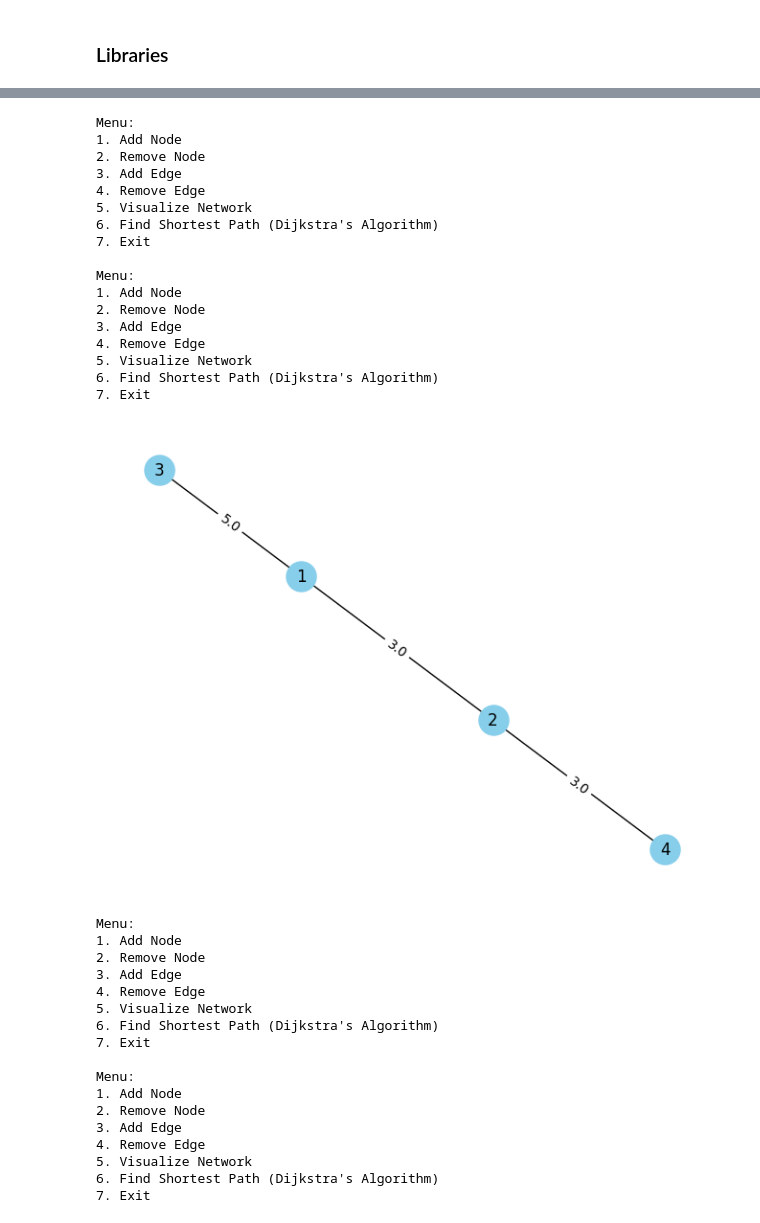
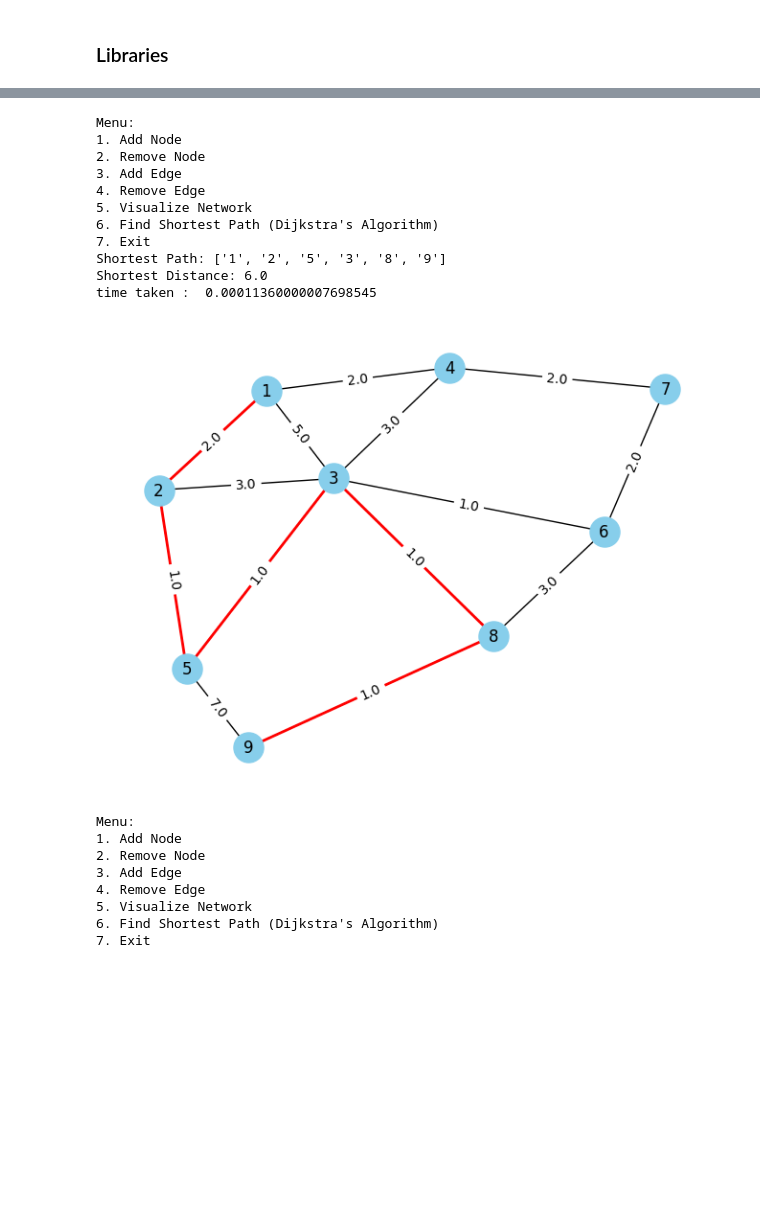
Before and after one commit to HamzaKhan11111/Simulated-Network-Routing-using-Dijkstra-s-Algorithm, a Jupyter notebook: code.ipynb, the cells around one changed output, grey strips where cells are left out. Saved outputs shown, nothing was run; the diff lists cells and outputs as text; code cells hidden in the pictures; blank space fills up the shorter version.

```diff
--- a/code.ipynb
+++ b/code.ipynb
@@ -29,9 +31,38 @@ class NetworkSimulation:
         plt.show()
 
     def dijkstra(self, start, end):
-        shortest_path = nx.dijkstra_path(self.graph, start, end)
-        shortest_distance = nx.dijkstra_path_length(self.graph, start, end)
-        return shortest_path, shortest_distance
+        distances = {node: float('inf') for node in self.graph}
+        distances[start] = 0
+
+        priority_queue = [(0, start)]
+        heapq.heapify(priority_queue)
+
+        visited = set()
+        previous = {node: None for node in self.graph}
+
+        while priority_queue:
+            current_distance, current_node = heapq.heappop(priority_queue)
+
+            if current_node == end:
+                path = []
+                while current_node:
+                    path.append(current_node)
+                    current_node = previous[current_node]
+                path.reverse()
+                return path, distances[end]
+
+            if current_node not in visited:
+                visited.add(current_node)
+
+                for neighbor, weight in self.graph[current_node].items():
+                    distance = distances[current_node] + weight['weight']
+
+                    if distance < distances[neighbor]:
+                        distances[neighbor] = distance
+                        previous[neighbor] = current_node
+                        heapq.heappush(priority_queue, (distance, neighbor))
+
+        return [], float('inf')
 
     def visualize_shortest_path(self, shortest_path):
         if self.pos is None:
@@ -80,9 +111,15 @@ def main():
         elif choice == '6':
             start = input("Enter start node: ")
             end = input("Enter end node: ")
+
+            start_time = time.perf_counter()
             shortest_path, shortest_distance = network.dijkstra(start, end)
+            end_time = time.perf_counter()
+
+
             print("Shortest Path:", shortest_path)
             print("Shortest Distance:", shortest_distance)
+            print("time taken : ", end_time-start_time)
             network.visualize_shortest_path(shortest_path)
         elif choice == '7':
             break
@@ -113,21 +150,15 @@ Menu:
 Menu:
 1. Add Node
 2. Remove Node
 3. Add Edge
 4. Remove Edge
 5. Visualize Network
 6. Find Shortest Path (Dijkstra's Algorithm)
 7. Exit
-
-Menu:
-1. Add Node
-2. Remove Node
-3. Add Edge
-4. Remove Edge
-5. Visualize Network
-6. Find Shortest Path (Dijkstra's Algorithm)
-7. Exit
+Shortest Path: ['1', '2', '5', '3', '8', '9']
+Shortest Distance: 6.0
+time taken :  0.00011360000007698545
-[figure, old version]
+[figure, new version]
 Menu:
 1. Add Node
 2. Remove Node
@@ -136,12 +167,3 @@ Menu:
 5. Visualize Network
 6. Find Shortest Path (Dijkstra's Algorithm)
 7. Exit
-
-Menu:
-1. Add Node
-2. Remove Node
-3. Add Edge
-4. Remove Edge
-5. Visualize Network
-6. Find Shortest Path (Dijkstra's Algorithm)
-7. Exit
```
Also changed, not shown: parts of 2 cells of this notebook, 4 other files.
